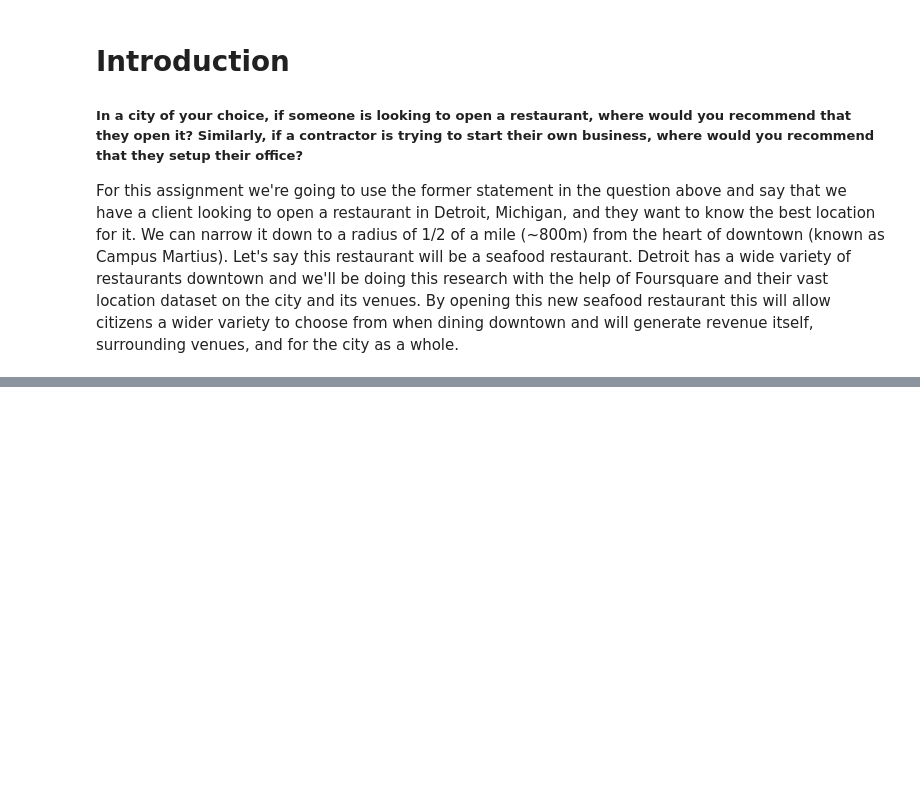
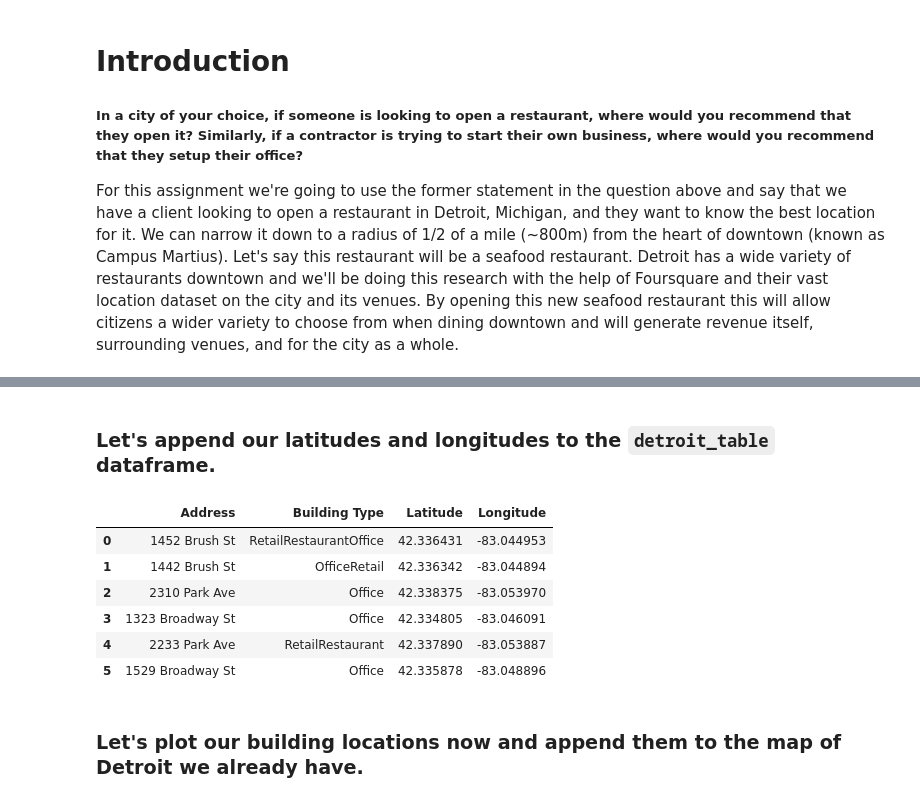
Before and after one commit to mike-fornoff/Battle-of-the-Neighborhoods, a Jupyter notebook: Battle of the Neighborhoods.ipynb, the cells around one changed output, grey strips where cells are left out. Drawn from its saved outputs; the diff is of its cells as text; code cells hidden in the pictures; blank space fills up the shorter version.

```diff
--- a/Battle of the Neighborhoods.ipynb
+++ b/Battle of the Neighborhoods.ipynb
@@ -36,0 +345,8 @@ From all the above data we'll then be able to collect a whole bunch of informati
+# %%
+building_types = []
+
+for types in range(0, len(table)):
+    building_types.append(table[types].text)
+    building_types[types] = " ".join(building_types[types].split())
+
+building_types
@@ -36,0 +363,5 @@ From all the above data we'll then be able to collect a whole bunch of informati
+# %%
+detroit_table = pd.DataFrame(list(zip(addresses, building_types)),
+               columns =['Address', 'Building Type'])
+
+detroit_table
@@ -36,0 +379,15 @@ From all the above data we'll then be able to collect a whole bunch of informati
+# %%
+building_lats = []
+building_lons = []
+
+zipcode = '48226'
+city = 'Detroit, MI'
+
+geolocator = Nominatim(user_agent="detroit_app")
+
+for _ in range(0,len(addresses)-1):
+    place = addresses[_] + ' ' + city + ' ' + zipcode
+    location = geolocator.geocode(place)
+    building_lats.append(location.latitude)
+    building_lons.append(location.longitude)
+    print(location.latitude, location.longitude)
@@ -36,0 +403,3 @@ From all the above data we'll then be able to collect a whole bunch of informati
+# %%
+detroit_table = detroit_table.drop([6])
+detroit_table
@@ -36,0 +414,17 @@ From all the above data we'll then be able to collect a whole bunch of informati
+# %% [markdown]
+### Let's append our latitudes and longitudes to the `detroit_table` dataframe.
+# %%
+detroit_table['Latitude'] = building_lats
+detroit_table['Longitude'] = building_lons
+
+detroit_table
+# %% [output]
+|  | Address | Building Type | Latitude | Longitude |
+| 0 | 1452 Brush St | RetailRestaurantOffice | 42.336431 | -83.044953 |
+| 1 | 1442 Brush St | OfficeRetail | 42.336342 | -83.044894 |
+| 2 | 2310 Park Ave | Office | 42.338375 | -83.053970 |
+| 3 | 1323 Broadway St | Office | 42.334805 | -83.046091 |
+| 4 | 2233 Park Ave | RetailRestaurant | 42.337890 | -83.053887 |
+| 5 | 1529 Broadway St | Office | 42.335878 | -83.048896 |
+# %% [markdown]
+### Let's plot our building locations now and append them to the map of Detroit we already have.
```
Also changed, not shown: parts of 39 cells of this notebook.
